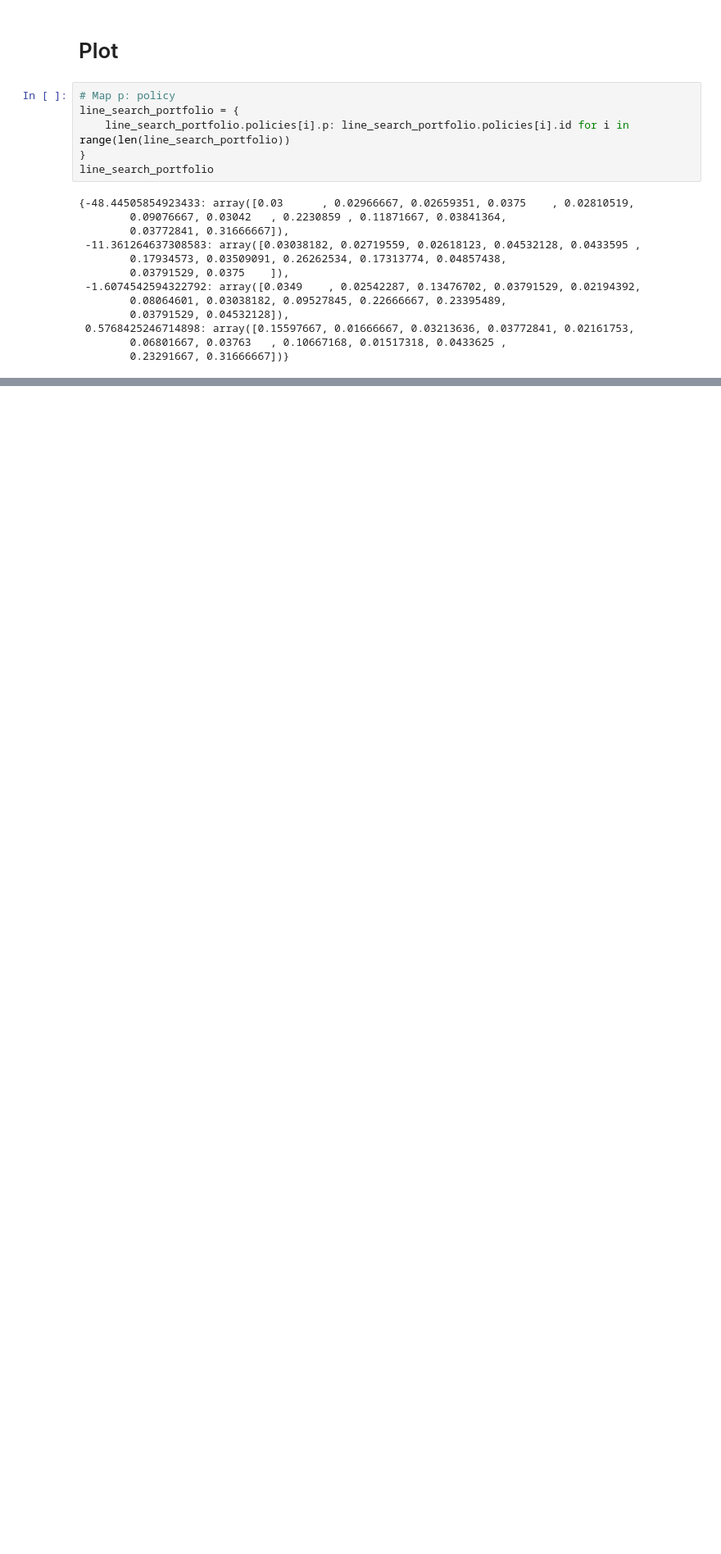
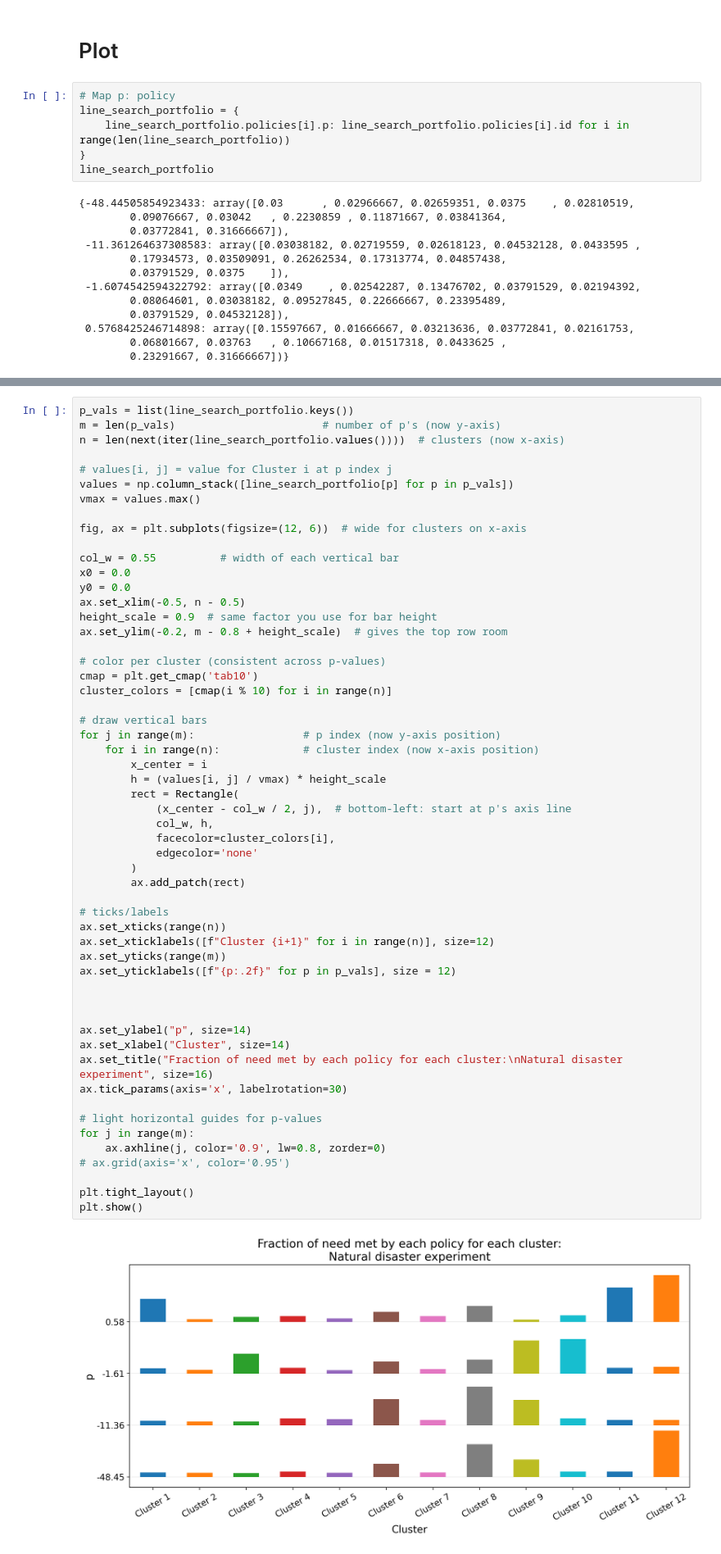
Before and after one commit to jaimoondra/approximation-portfolios-for-rl, a Jupyter notebook: notebooks/natural_disaster/visualize_portfolio.ipynb, the cells around one changed output, grey strips where cells are left out. Shown: that part at 82% size. Drawn from its saved outputs; the diff is of its cells as text; blank space fills up the shorter version.

```diff
--- a/notebooks/natural_disaster/visualize_portfolio.ipynb
+++ b/notebooks/natural_disaster/visualize_portfolio.ipynb
@@ -120,0 +146,57 @@ plt.show()
+# %%
+p_vals = list(line_search_portfolio.keys())
+m = len(p_vals)                       # number of p's (now y-axis)
+n = len(next(iter(line_search_portfolio.values())))  # clusters (now x-axis)
+
+# values[i, j] = value for Cluster i at p index j
+values = np.column_stack([line_search_portfolio[p] for p in p_vals])
+vmax = values.max()
+
+fig, ax = plt.subplots(figsize=(12, 6))  # wide for clusters on x-axis
+
+col_w = 0.55          # width of each vertical bar
+x0 = 0.0
+y0 = 0.0
+ax.set_xlim(-0.5, n - 0.5)
+height_scale = 0.9  # same factor you use for bar height
+ax.set_ylim(-0.2, m - 0.8 + height_scale)  # gives the top row room
+
+# color per cluster (consistent across p-values)
+cmap = plt.get_cmap('tab10')
+cluster_colors = [cmap(i % 10) for i in range(n)]
+
+# draw vertical bars
+for j in range(m):                 # p index (now y-axis position)
+    for i in range(n):             # cluster index (now x-axis position)
+        x_center = i
+        h = (values[i, j] / vmax) * height_scale
+        rect = Rectangle(
+            (x_center - col_w / 2, j),  # bottom-left: start at p's axis line
+            col_w, h,
+            facecolor=cluster_colors[i],
+            edgecolor='none'
+        )
+        ax.add_patch(rect)
+
+# ticks/labels
+ax.set_xticks(range(n))
+ax.set_xticklabels([f"Cluster {i+1}" for i in range(n)], size=12)
+ax.set_yticks(range(m))
+ax.set_yticklabels([f"{p:.2f}" for p in p_vals], size = 12)
+
+
+
+ax.set_ylabel("p", size=14)
+ax.set_xlabel("Cluster", size=14)
+ax.set_title("Fraction of need met by each policy for each cluster:\nNatural disaster experiment", size=16)
+ax.tick_params(axis='x', labelrotation=30)
+
+# light horizontal guides for p-values
+for j in range(m):
+    ax.axhline(j, color='0.9', lw=0.8, zorder=0)
+# ax.grid(axis='x', color='0.95')
+
+plt.tight_layout()
+plt.show()
+# %% [output]
+[figure, added]
```
Also changed, not shown: parts of 3 cells of this notebook, 6 other files.
